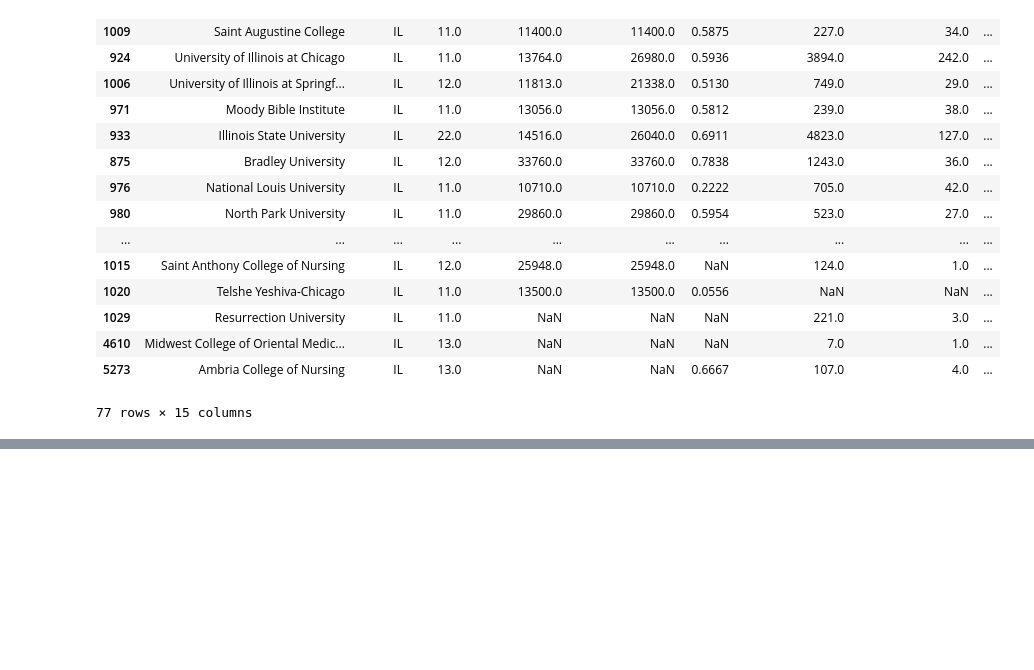
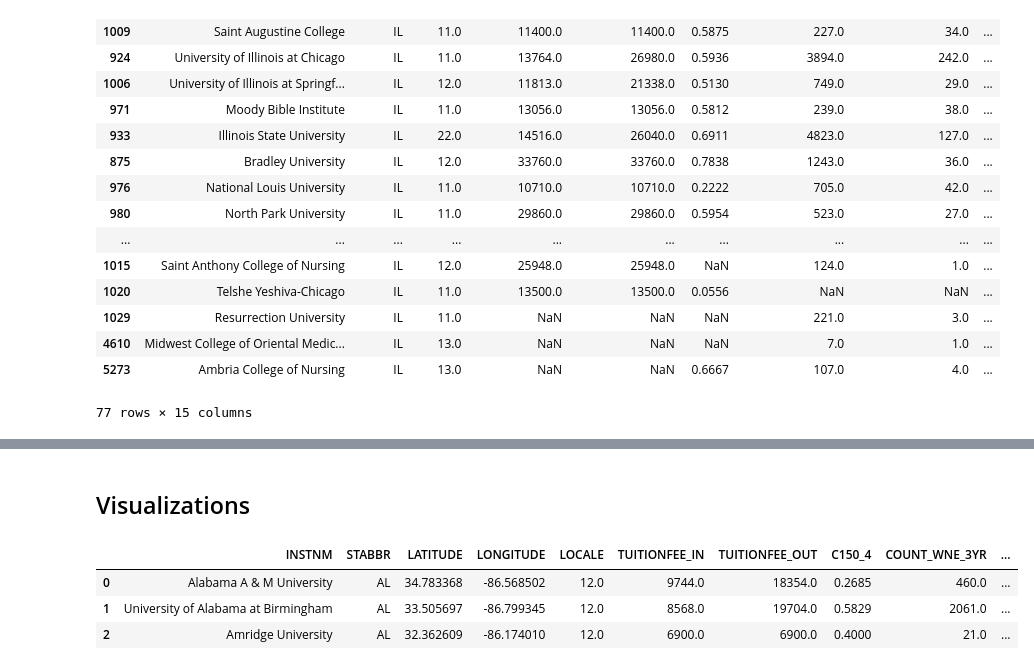
Before and after one commit to voduwa/Final-Project, a Jupyter notebook: tyler.ipynb, the cells around one changed output, grey strips where cells are left out. Drawn from its saved outputs; the diff is of its cells as text; code cells hidden in the pictures; blank space fills up the shorter version.

```diff
--- a/tyler.ipynb
+++ b/tyler.ipynb
@@ -580,0 +631,9 @@ sample_run.sort_values(by='Grand_Rank')
+# %% [markdown]
+## Visualizations
+# %%
+ms_1_df.head(3)
+# %% [output]
+|  | INSTNM | STABBR | LATITUDE | LONGITUDE | LOCALE | TUITIONFEE_IN | TUITIONFEE_OUT | C150_4 | COUNT_WNE_3YR | ... |
+| 0 | Alabama A & M University | AL | 34.783368 | -86.568502 | 12.0 | 9744.0 | 18354.0 | 0.2685 | 460.0 | ... |
+| 1 | University of Alabama at Birmingham | AL | 33.505697 | -86.799345 | 12.0 | 8568.0 | 19704.0 | 0.5829 | 2061.0 | ... |
+| 2 | Amridge University | AL | 32.362609 | -86.174010 | 12.0 | 6900.0 | 6900.0 | 0.4000 | 21.0 | ... |
```
Also changed, not shown: parts of 7 cells of this notebook.
